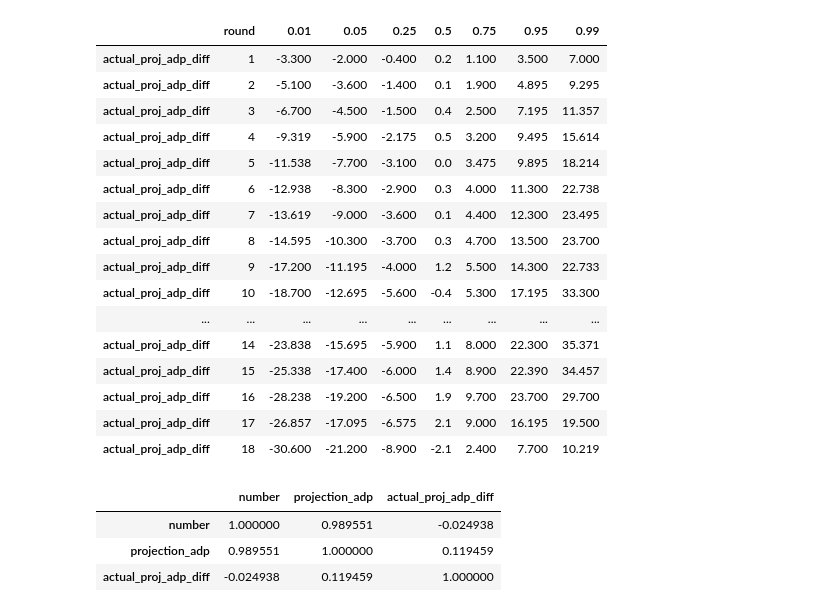
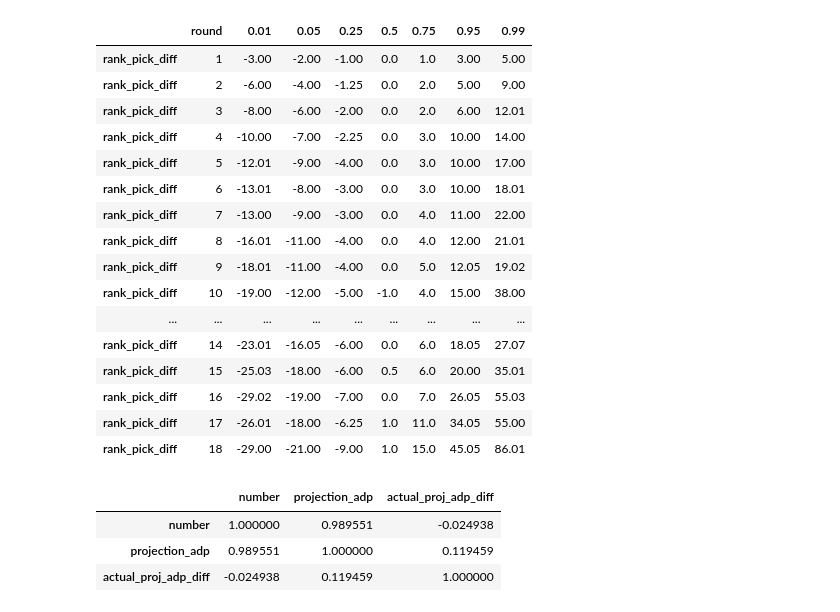
Before and after one commit to ConnorDeLong/Underdog-FF-Draft-Prediction, a Jupyter notebook: UD_draft_model/data_prep.ipynb, the cells around one changed output. Cells and saved outputs as stored; diff of their text form; code cells hidden in the pictures.

```diff
--- a/UD_draft_model/data_prep.ipynb
+++ b/UD_draft_model/data_prep.ipynb
@@ -304,46 +731,47 @@ df_missing_lookups = find_missing_lookups(_df_drafts, _df_ranks)
 ###########################################################################################
 # %%
 # df = df_final.copy()
+df = df_final.loc[df_final['draft_year'] == 2022].copy()
 
 dfs = []
 for round in range(1, 19):
     df = df_final.loc[df_final['round'] == round]
 
-    df = df['actual_proj_adp_diff'].quantile([.01, 0.05, 0.25, 0.5, 0.75, 0.95, 0.99]).to_frame()
+    df = df['rank_pick_diff'].quantile([.01, 0.05, 0.25, 0.5, 0.75, 0.95, 0.99]).to_frame()
     df = df.transpose()
 
     df['round'] = round
 
     cols = df.columns.to_list()
     cols = cols[-1:] + cols[:-1]
 
     df = df[cols]
 
     dfs.append(df)
 
 df = pd.concat(dfs)
 
 
 # df[['0.01', '0.05']]
 df
 # %% [output]
 |  | round | 0.01 | 0.05 | 0.25 | 0.5 | 0.75 | 0.95 | 0.99 |
-| actual_proj_adp_diff | 1 | -3.300 | -2.000 | -0.400 | 0.2 | 1.100 | 3.500 | 7.000 |
-| actual_proj_adp_diff | 2 | -5.100 | -3.600 | -1.400 | 0.1 | 1.900 | 4.895 | 9.295 |
-| actual_proj_adp_diff | 3 | -6.700 | -4.500 | -1.500 | 0.4 | 2.500 | 7.195 | 11.357 |
-| actual_proj_adp_diff | 4 | -9.319 | -5.900 | -2.175 | 0.5 | 3.200 | 9.495 | 15.614 |
-| actual_proj_adp_diff | 5 | -11.538 | -7.700 | -3.100 | 0.0 | 3.475 | 9.895 | 18.214 |
-| actual_proj_adp_diff | 6 | -12.938 | -8.300 | -2.900 | 0.3 | 4.000 | 11.300 | 22.738 |
-| actual_proj_adp_diff | 7 | -13.619 | -9.000 | -3.600 | 0.1 | 4.400 | 12.300 | 23.495 |
-| actual_proj_adp_diff | 8 | -14.595 | -10.300 | -3.700 | 0.3 | 4.700 | 13.500 | 23.700 |
-| actual_proj_adp_diff | 9 | -17.200 | -11.195 | -4.000 | 1.2 | 5.500 | 14.300 | 22.733 |
-| actual_proj_adp_diff | 10 | -18.700 | -12.695 | -5.600 | -0.4 | 5.300 | 17.195 | 33.300 |
+| rank_pick_diff | 1 | -3.00 | -2.00 | -1.00 | 0.0 | 1.0 | 3.00 | 5.00 |
+| rank_pick_diff | 2 | -6.00 | -4.00 | -1.25 | 0.0 | 2.0 | 5.00 | 9.00 |
+| rank_pick_diff | 3 | -8.00 | -6.00 | -2.00 | 0.0 | 2.0 | 6.00 | 12.01 |
+| rank_pick_diff | 4 | -10.00 | -7.00 | -2.25 | 0.0 | 3.0 | 10.00 | 14.00 |
+| rank_pick_diff | 5 | -12.01 | -9.00 | -4.00 | 0.0 | 3.0 | 10.00 | 17.00 |
+| rank_pick_diff | 6 | -13.01 | -8.00 | -3.00 | 0.0 | 3.0 | 10.00 | 18.01 |
+| rank_pick_diff | 7 | -13.00 | -9.00 | -3.00 | 0.0 | 4.0 | 11.00 | 22.00 |
+| rank_pick_diff | 8 | -16.01 | -11.00 | -4.00 | 0.0 | 4.0 | 12.00 | 21.01 |
+| rank_pick_diff | 9 | -18.01 | -11.00 | -4.00 | 0.0 | 5.0 | 12.05 | 19.02 |
+| rank_pick_diff | 10 | -19.00 | -12.00 | -5.00 | -1.0 | 4.0 | 15.00 | 38.00 |
 | ... | ... | ... | ... | ... | ... | ... | ... | ... |
-| actual_proj_adp_diff | 14 | -23.838 | -15.695 | -5.900 | 1.1 | 8.000 | 22.300 | 35.371 |
-| actual_proj_adp_diff | 15 | -25.338 | -17.400 | -6.000 | 1.4 | 8.900 | 22.390 | 34.457 |
-| actual_proj_adp_diff | 16 | -28.238 | -19.200 | -6.500 | 1.9 | 9.700 | 23.700 | 29.700 |
-| actual_proj_adp_diff | 17 | -26.857 | -17.095 | -6.575 | 2.1 | 9.000 | 16.195 | 19.500 |
-| actual_proj_adp_diff | 18 | -30.600 | -21.200 | -8.900 | -2.1 | 2.400 | 7.700 | 10.219 |
+| rank_pick_diff | 14 | -23.01 | -16.05 | -6.00 | 0.0 | 6.0 | 18.05 | 27.07 |
+| rank_pick_diff | 15 | -25.03 | -18.00 | -6.00 | 0.5 | 6.0 | 20.00 | 35.01 |
+| rank_pick_diff | 16 | -29.02 | -19.00 | -7.00 | 0.0 | 7.0 | 26.05 | 55.03 |
+| rank_pick_diff | 17 | -26.01 | -18.00 | -6.25 | 1.0 | 11.0 | 34.05 | 55.00 |
+| rank_pick_diff | 18 | -29.00 | -21.00 | -9.00 | 1.0 | 15.0 | 45.05 | 86.01 |
 # %%
 # Check correlations between primary modeling variables and draft pick
 df[['number', 'projection_adp', 'actual_proj_adp_diff']].corr()
```
Also changed, not shown: parts of 14 cells of this notebook, 12 other files.
